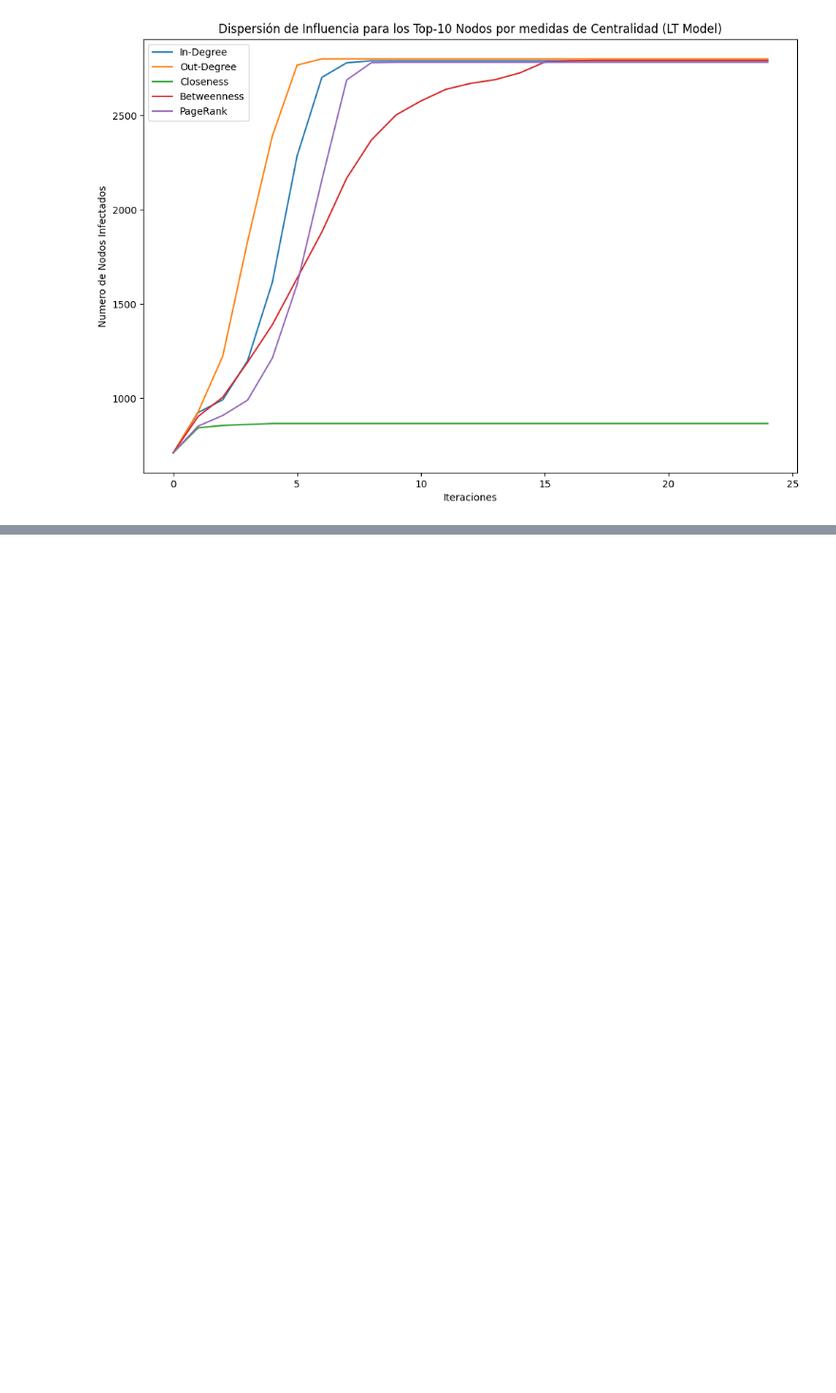
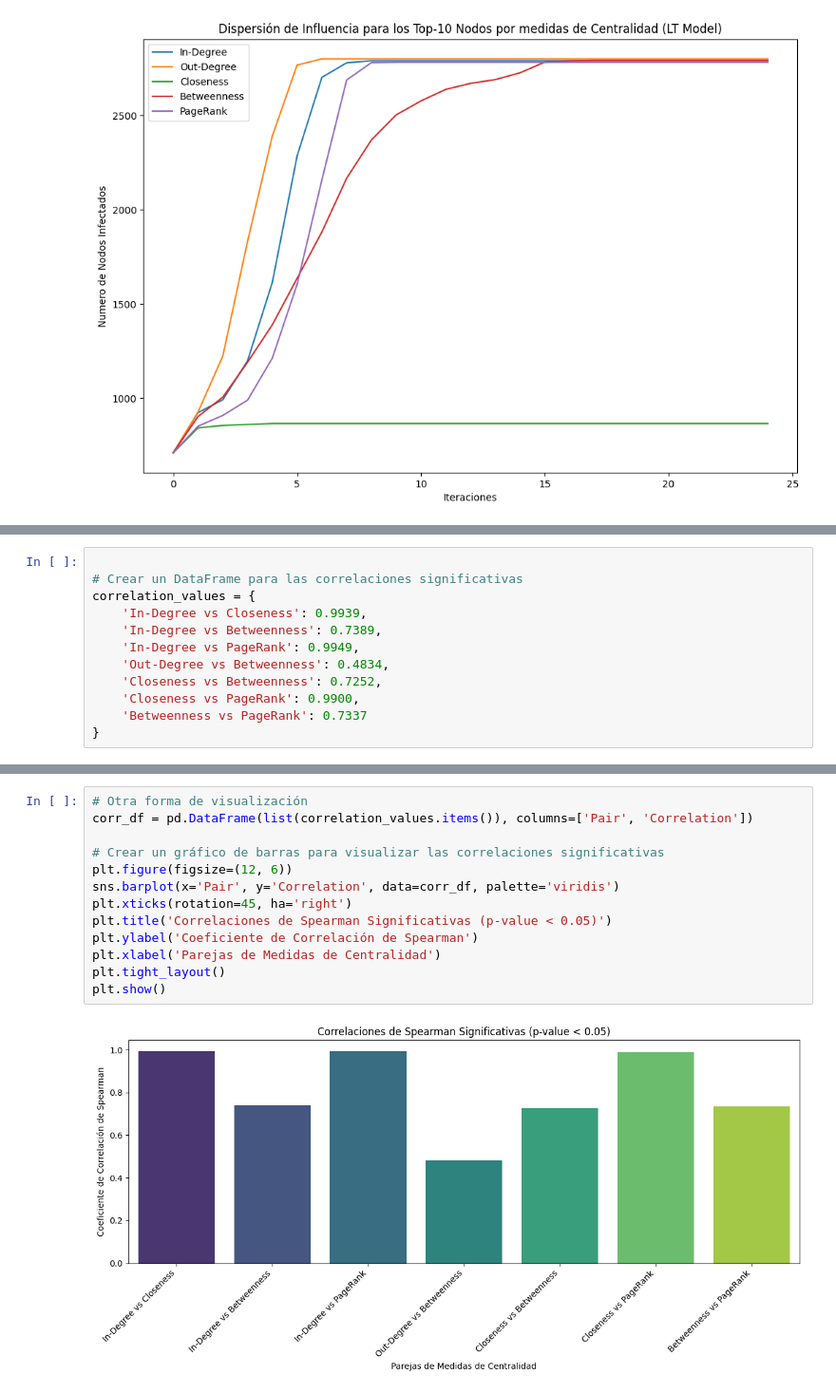
Before and after one commit to angel-salgado-m/proyectoBD3, a Jupyter notebook: proyectoBD3.ipynb, the cells around one changed output, grey strips where cells are left out. Shown at 95% size. Saved outputs shown, nothing was run; the diff lists cells and outputs as text; blank space fills up the shorter version.

```diff
--- a/proyectoBD3.ipynb
+++ b/proyectoBD3.ipynb
@@ -288,0 +346,12 @@ plt.show()
+# %%
+
+# Crear un DataFrame para las correlaciones significativas
+correlation_values = {
+    'In-Degree vs Closeness': 0.9939,
+    'In-Degree vs Betweenness': 0.7389,
+    'In-Degree vs PageRank': 0.9949,
+    'Out-Degree vs Betweenness': 0.4834,
+    'Closeness vs Betweenness': 0.7252,
+    'Closeness vs PageRank': 0.9900,
+    'Betweenness vs PageRank': 0.7337
+}
@@ -288,0 +369,15 @@ plt.show()
+# %%
+# Otra forma de visualización
+corr_df = pd.DataFrame(list(correlation_values.items()), columns=['Pair', 'Correlation'])
+
+# Crear un gráfico de barras para visualizar las correlaciones significativas
+plt.figure(figsize=(12, 6))
+sns.barplot(x='Pair', y='Correlation', data=corr_df, palette='viridis')
+plt.xticks(rotation=45, ha='right')
+plt.title('Correlaciones de Spearman Significativas (p-value < 0.05)')
+plt.ylabel('Coeficiente de Correlación de Spearman')
+plt.xlabel('Parejas de Medidas de Centralidad')
+plt.tight_layout()
+plt.show()
+# %% [output]
+[figure, added]
```
Also changed, not shown: parts of 9 cells of this notebook.
